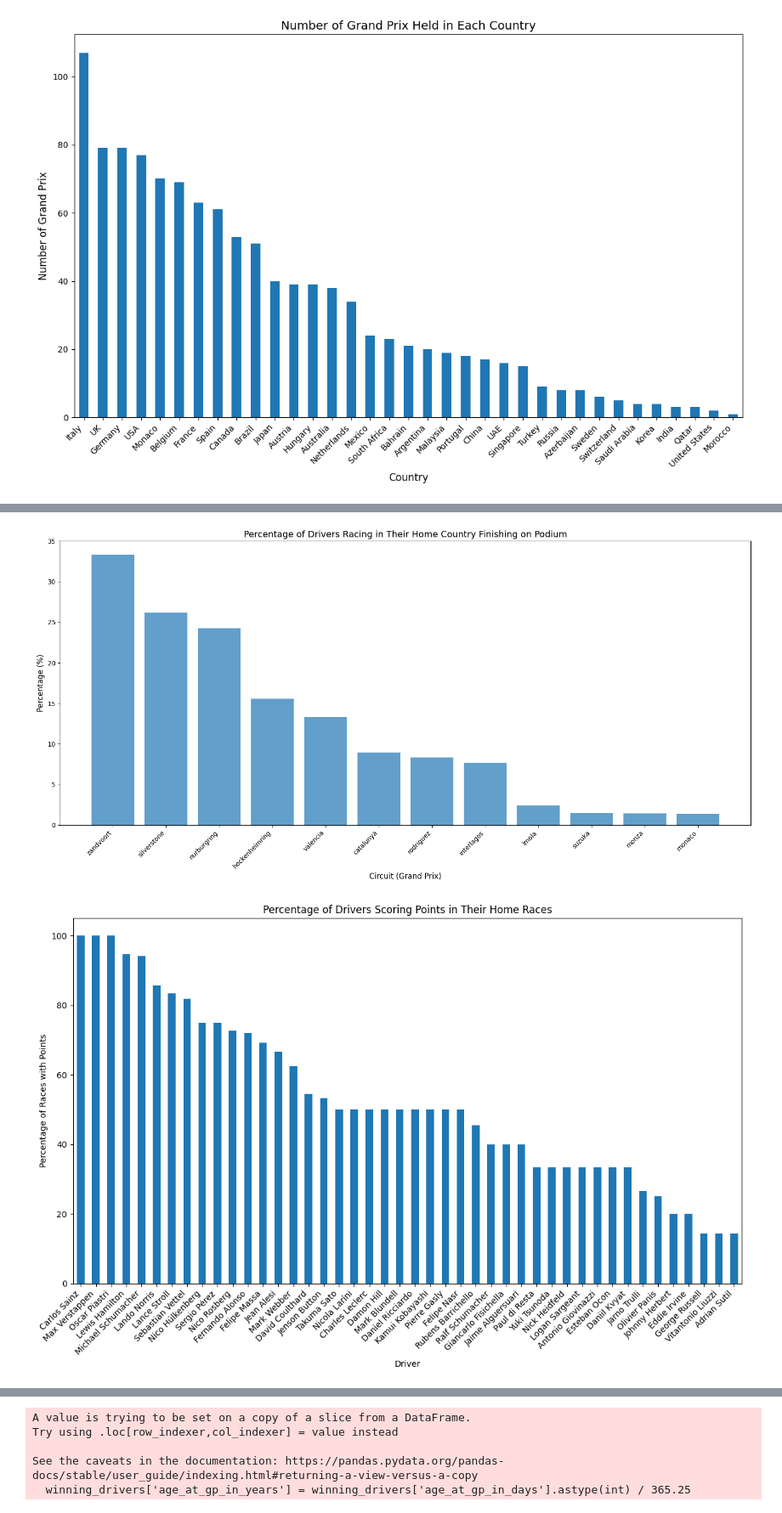
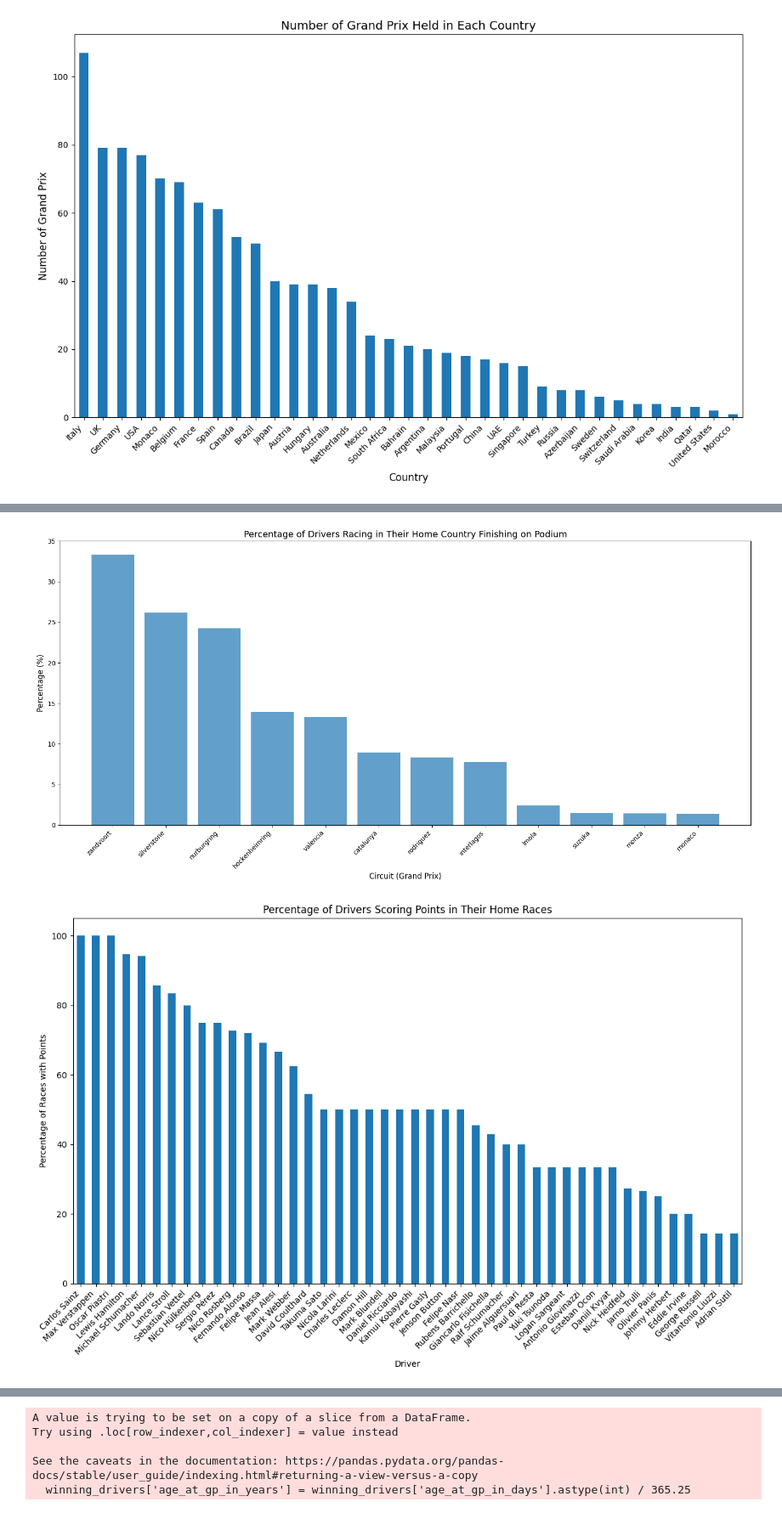
Before and after one commit to joelcalm/Formula1Prediction, a Jupyter notebook: f1_2.ipynb, the cells around one changed output, grey strips where cells are left out. Shown at 85% size. Saved outputs shown, nothing was run; the diff lists cells and outputs as text; code cells hidden in the pictures.

```diff
--- a/f1_2.ipynb
+++ b/f1_2.ipynb
@@ -462,0 +450,5 @@ Avoiding Data Loss: This method keeps all qualifying-related data while addressi
+# %%
+# Count remaining NaNs in q1_seconds
+merged_data['q1_seconds'] = merged_data['q1'].apply(convert_to_seconds)
+num_nans = merged_data['q1_seconds'].isna().sum()
+print(f"Number of NaNs in q1_seconds: {num_nans}")
@@ -462,0 +457,6 @@ Avoiding Data Loss: This method keeps all qualifying-related data while addressi
+# %%
+# Calculate mean q1_seconds per race
+mean_q1_per_race = merged_data.groupby('raceId')['q1_seconds'].transform('mean')
+
+# Impute missing q1_seconds with race mean
+merged_data['q1_seconds'] = merged_data['q1_seconds'].fillna(mean_q1_per_race)
@@ -462,0 +469,9 @@ Avoiding Data Loss: This method keeps all qualifying-related data while addressi
+# %%
+# Drop rows with any remaining NaNs
+merged_data.dropna(inplace=True)
+
+# Drop the 'q1' column
+merged_data.drop(columns=['q1'], inplace=True)
+
+# Display the first few rows to confirm the changes
+merged_data.head()
@@ -602,7 +625,6 @@ plt.show()
 # %%
-# Step 1: Clean the `position` column to filter podium finishes
-cleaned_data_df = cleaned_data[~cleaned_data["position"].isin(["\\N"])]  # Remove invalid entries
-cleaned_data_df["position"] = pd.to_numeric(cleaned_data_df["position"])  # Convert to numeric
+# Create a copy of cleaned_data
+cleaned_data_df = merged_data.copy()
 
 # Step 2: Map driver nationalities to countries
 nationality_to_country = {
@@ -640,13 +662,13 @@ nationality_to_country = {
     "New Zealander": "New Zealand",
     "Thai": "Thailand",
 }
-cleaned_data["mapped_country"] = cleaned_data["driver_nationality"].map(nationality_to_country)
+cleaned_data_df["mapped_country"] = cleaned_data_df["driver_nationality"].map(nationality_to_country)
 
 # Step 3: Add a column to indicate podium finishes
-cleaned_data["on_podium"] = cleaned_data["position"].isin([1, 2, 3]).astype(int)
+cleaned_data_df["on_podium"] = cleaned_data_df["position"].isin([1, 2, 3]).astype(int)
 
 # Step 4: Calculate the percentage of podium finishes for drivers in their home country
-podium_data = cleaned_data[cleaned_data["on_podium"] == 1]  # Filter podium data
+podium_data = cleaned_data_df[cleaned_data_df["on_podium"] == 1]  # Filter podium data
 
 # Group by circuitId and calculate the percentage of podium finishes for drivers in their home country
 podium_home_circuit = (
@@ -657,7 +679,7 @@ podium_home_circuit = (
 ).sort_values(ascending=False)
 
 # Merge with circuit information to get circuit names and countries
-circuits_info = cleaned_data[["circuitId", "country", "circuitRef"]].drop_duplicates()
+circuits_info = cleaned_data_df[["circuitId", "country", "circuitRef"]].drop_duplicates()
 podium_home_circuit = podium_home_circuit.reset_index(name="percentage")
 podium_home_circuit = podium_home_circuit.merge(circuits_info, on="circuitId", how="left")
 
@@ -679,35 +701,35 @@ plt.xticks(rotation=45, ha="right")
 plt.tight_layout()
 plt.show()
 # %% [output]
-[figure, old version]
+[figure, new version]
 # %%
 import matplotlib.pyplot as plt
 
 # Filter data for drivers racing in their home country
-home_race_data = cleaned_data[cleaned_data['country'] == cleaned_data['mapped_country']]
+home_race_data = cleaned_data_df[cleaned_data_df['country'] == cleaned_data_df['mapped_country']]
 
 # Calculate the percentage of races where drivers scored points in their home country
 points_in_home_race = home_race_data[home_race_data['points'] > 0].groupby('driver_name').size()
 total_home_races = home_race_data.groupby('driver_name').size()
 points_percentage_home_race = (points_in_home_race / total_home_races) * 100
 
 # Filter out drivers with 0% points
 points_percentage_home_race = points_percentage_home_race[points_percentage_home_race > 0]
 
 # Sort the results in descending order
 points_percentage_home_race = points_percentage_home_race.sort_values(ascending=False)
 
 # Plot the results
 plt.figure(figsize=(12, 8))
 points_percentage_home_race.plot(kind='bar')
 plt.title('Percentage of Drivers Scoring Points in Their Home Races')
 plt.xlabel('Driver')
 plt.ylabel('Percentage of Races with Points')
 plt.xticks(rotation=45, ha='right')
 plt.tight_layout()
 plt.show()
 # %% [output]
-[figure, old version]
+[figure, new version]
 # %%
 import matplotlib.pyplot as plt
 
```
Also changed, not shown: parts of 68 cells of this notebook, 2 other files.
